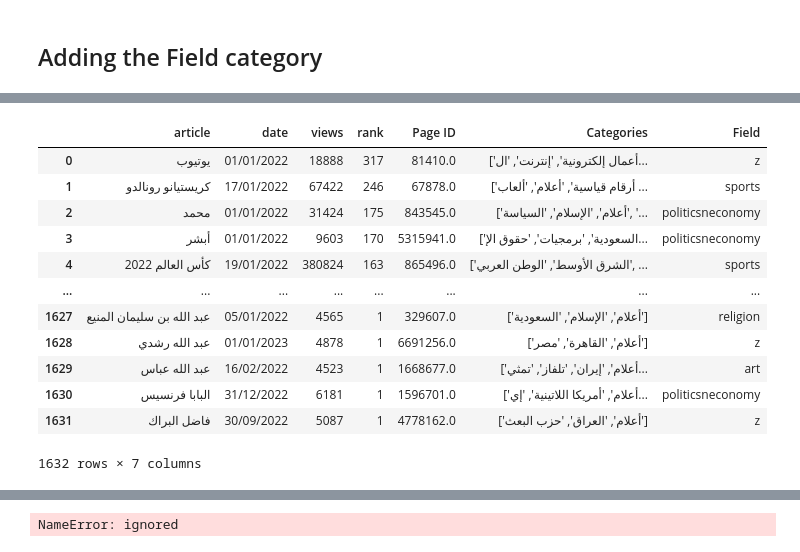
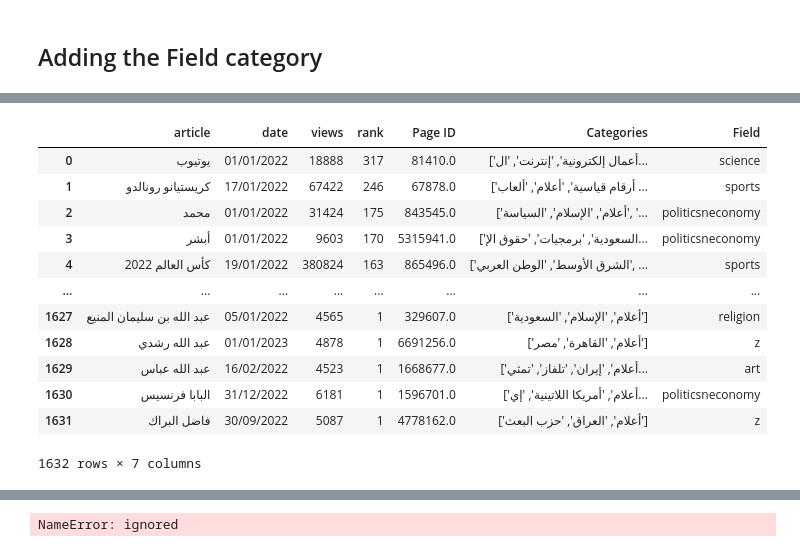
Before and after one commit to ia234/Python_23, a Jupyter notebook: Category_Analysis.ipynb, the cells around one changed output, grey strips where cells are left out. Cells and saved outputs as stored; diff of their text form; code cells hidden in the pictures.

```diff
--- a/Category_Analysis.ipynb
+++ b/Category_Analysis.ipynb
@@ -606,34 +620,43 @@ smaller_df
 # %%
 import pandas as pd
 
 # Assuming you have a DataFrame called smaller_df with a "Categories" column
 
 # Define a function to categorize the rows based on the presence of words
 def categorize_field(row):
     if isinstance(row, str):  # Check if the input is a string
-        if "كأس العالم" in row or "ألعاب أولمبية" in row or "كرة القدم" in row or "رياضة" in row:
+        if "كأس العالم" in row or "ألعاب أولمبية" in row or "كرة القدم" in row or "رياضة" in row or "سباحة" in row or "كرة اليد" in row or "كرة المضرب" in row or "مصارعة" in row:
             return "sports"
-        elif "تمثيل" in row or "سينما" in row or "أدب" in row or "موسيقى" in row or "فنون" in row or "تلفاز" in row or "لغة" in row:
-            return "art"
-        elif "السياسة" in row or "ملكية" in row or "الاقتصاد" in row or "الحرب" in row or "القانون" in row or "حقوق" in row or "صراع" in row:
-            return "politicsneconomy"
-        elif "الإسلام" in row or "الأديان" in row or "الشيعة" in row or "المسيحية" in row:
-            return "religion"
-        elif "علم" in row or "علوم" in row or "طب" in row or "تقانة" in row:
-            return "science"
+
+        # because countries also have 'languages' which is categorized under 'arts'
         elif "دول" in row or "جزر" in row or "جغرافيا" in row:
             return "locations"
+
+        # Because Stephen Hawking also categorized under 'English literature'
+        elif "علم" in row or "علوم" in row or "طب" in row or "تقانة" in row or "تجمعات سكانية" in row or "زراعة" in row or "تعليم" in row or "بيطرة" in row or "شركات" in row or "إلكترونية" in row:
+            return "science"
+
+        # politics before arts because ( 'تمثيل', 'سينما',) فولوديمير زيلينسكي and صدام حسين ('أدب عربي')
+        elif "السياسة" in row or "ملكية" in row or "الاقتصاد" in row or "الحرب" in row or "القانون" in row or "حقوق" in row or "صراع" in row or "حرب" in row or "آل سعود" in row:
+            return "politicsneconomy"
+        elif "تمثيل" in row or "سينما" in row or "أدب" in row or "موسيقى" in row or "فنون" in row or "تلفاز" in row or "ثقافة" in row or "موضة" in row or "إعلام" in row \
+         or "مسرح" in row or "دراما" in row or "فلكلور" in row:
+            return "art"
+
+        elif "الإسلام" in row or "الأديان" in row or "الشيعة" in row or "المسيحية" in row or "اليهودية" in row or "الجاينية" in row or "السيخية" in row or "الهندوسية" in row:
+            return "religion"
+
 
     return "z"
 
 # Apply the categorize_field function to create the "Field" column
 smaller_df['Field'] = smaller_df['Categories'].apply(categorize_field)
 
 # Print the updated DataFrame
 smaller_df
 # %% [output]
 |  | article | date | views | rank | Page ID | Categories | Field |
-| 0 | يوتيوب | 01/01/2022 | 18888 | 317 | 81410.0 | ['أعمال إلكترونية', 'إنترنت', 'ال... | z |
+| 0 | يوتيوب | 01/01/2022 | 18888 | 317 | 81410.0 | ['أعمال إلكترونية', 'إنترنت', 'ال... | science |
 | 1 | كريستيانو رونالدو | 17/01/2022 | 67422 | 246 | 67878.0 | ['أرقام قياسية', 'أعلام', 'ألعاب ... | sports |
 | 2 | محمد | 01/01/2022 | 31424 | 175 | 843545.0 | ['أعلام', 'الإسلام', 'السياسة', '... | politicsneconomy |
 | 3 | أبشر | 01/01/2022 | 9603 | 170 | 5315941.0 | ['السعودية', 'برمجيات', 'حقوق الإ... | politicsneconomy |
```
Also changed, not shown: parts of 10 cells of this notebook.
